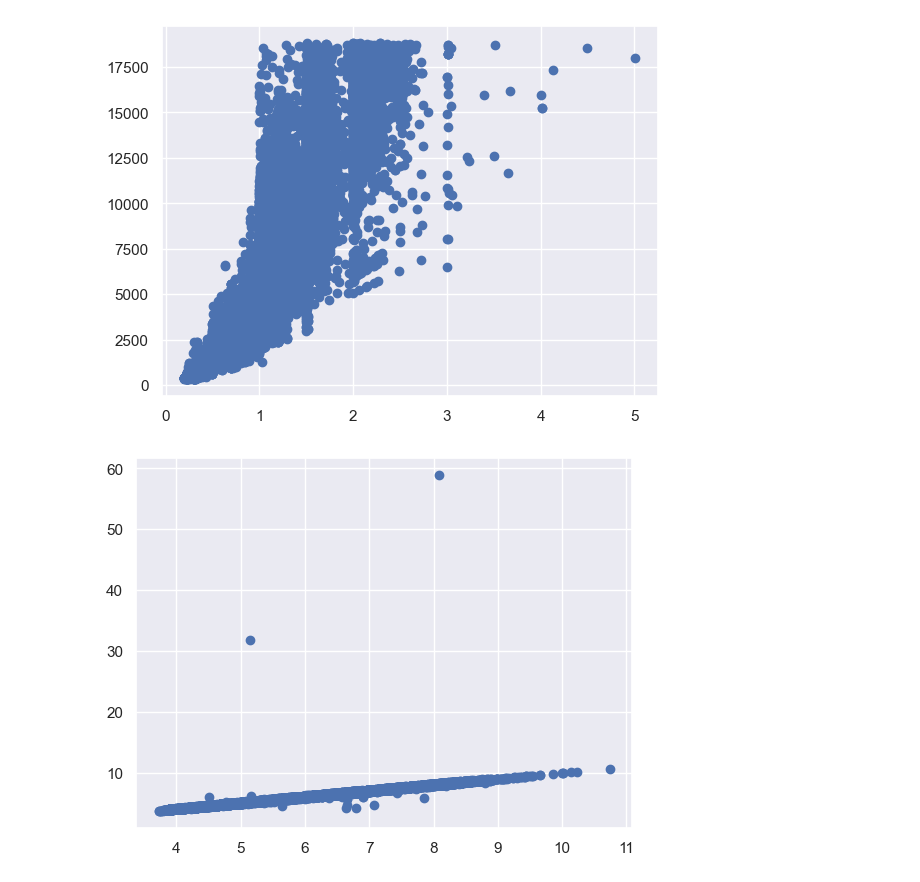
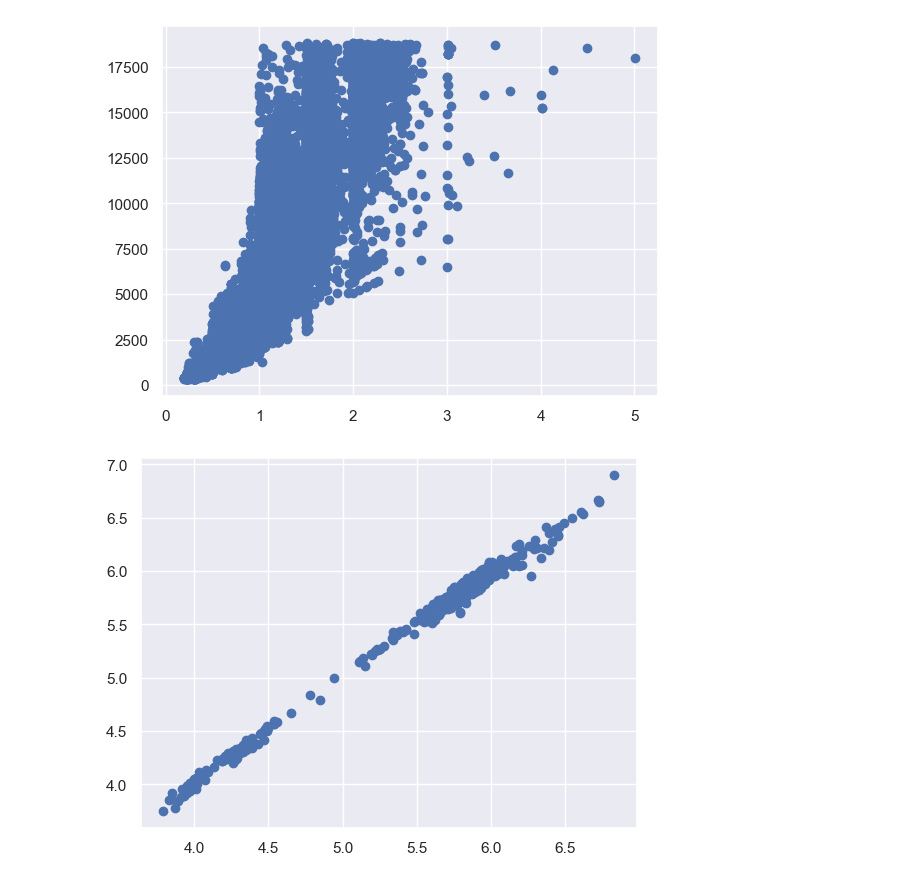
Before and after one commit to urartu1995/dataviz, a Jupyter notebook: main.ipynb, the cells around one changed output. Cells and saved outputs as stored; diff of their text form; code cells hidden in the pictures.

```diff
--- a/main.ipynb
+++ b/main.ipynb
@@ -148,13 +174,13 @@ plt.scatter(x, y)
 plt.show()
 # %% [output]
 [figure]
-# %%
-x = data['length']
-y = data['width']
-plt.scatter(x, y)
-plt.show()
-# %% [output]
-[figure, removed]
+# %%
+x = data['length'].head(500)
+y = data['width'].head(500)
+plt.scatter(x, y)
+plt.show()
+# %% [output]
+[figure, added]
 # %%
 clarity_cut_table = pd.crosstab(index=data["clarity"], columns=data["cut"])
 
```
Also changed, not shown: parts of 13 cells of this notebook.
